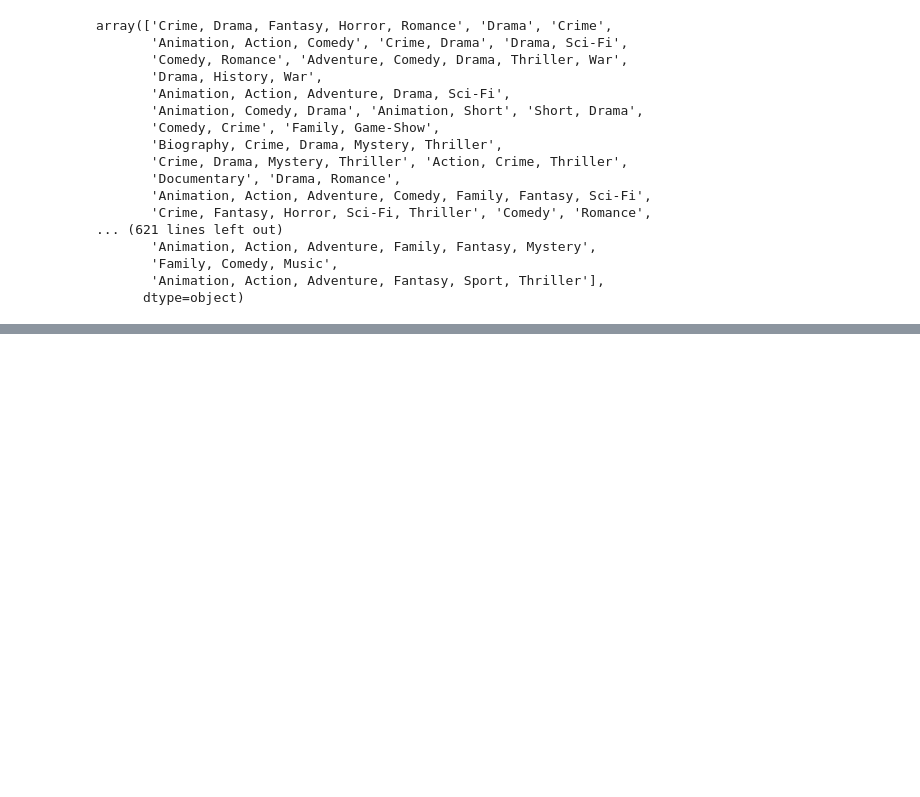
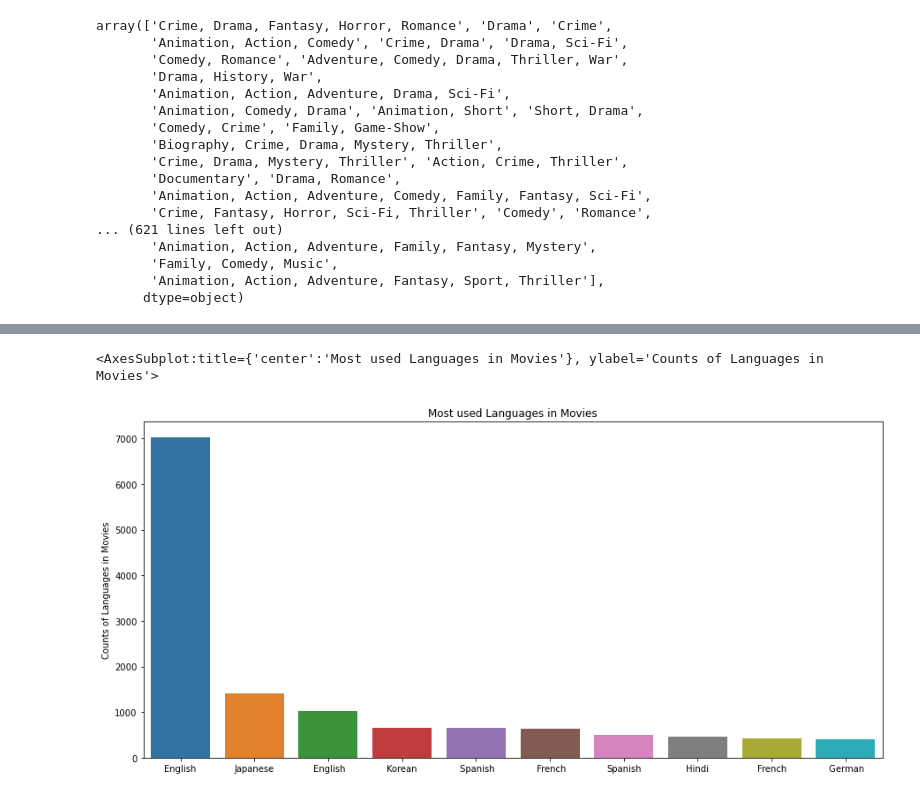
Before and after one commit to KunalSharma2001/Exploratory-data-analysis-EDA-, a Jupyter notebook: Netflix EDA/Netflix Data Analysis (EDA).ipynb, the cells around one changed output, grey strips where cells are left out. Drawn from its saved outputs; the diff is of its cells as text; code cells hidden in the pictures; blank space fills up the shorter version.

```diff
--- a/Netflix EDA/Netflix Data Analysis (EDA).ipynb
+++ b/Netflix EDA/Netflix Data Analysis (EDA).ipynb
@@ -177,0 +261,16 @@ series_gen_file.sort_values(by = 'Counts of Genre in TV Series', ascending=False
+# %%
+movie_language = file_language.Languages.str.split(',')
+# %%
+movie_lang_list = {}
+for languages in movie_language:
+    for language in languages:
+        if(language in movie_lang_list):
+            movie_lang_list[language] += 1
+        else:
+            movie_lang_list[language] = 1
+# %%
+movie_langFile = pd.DataFrame(movie_lang_list.values(), index=movie_lang_list.keys(), columns={'Counts of Languages in Movies'})
+movie_langFile.sort_values(by='Counts of Languages in Movies', ascending=False, inplace=True)
+# %%
+top_10_languages = movie_langFile[:10]
+top_10_languages
@@ -177,0 +289,7 @@ series_gen_file.sort_values(by = 'Counts of Genre in TV Series', ascending=False
+# %%
+plt.figure(figsize=(15,7))
+plt.title("Most used Languages in Movies")
+sns.barplot(x=top_10_languages.index, y=top_10_languages['Counts of Languages in Movies'])
+# %% [output]
+<AxesSubplot:title={'center':'Most used Languages in Movies'}, ylabel='Counts of Languages in Movies'>
+[figure, added]
```
Also changed, not shown: parts of 19 cells of this notebook, 1 other file.
